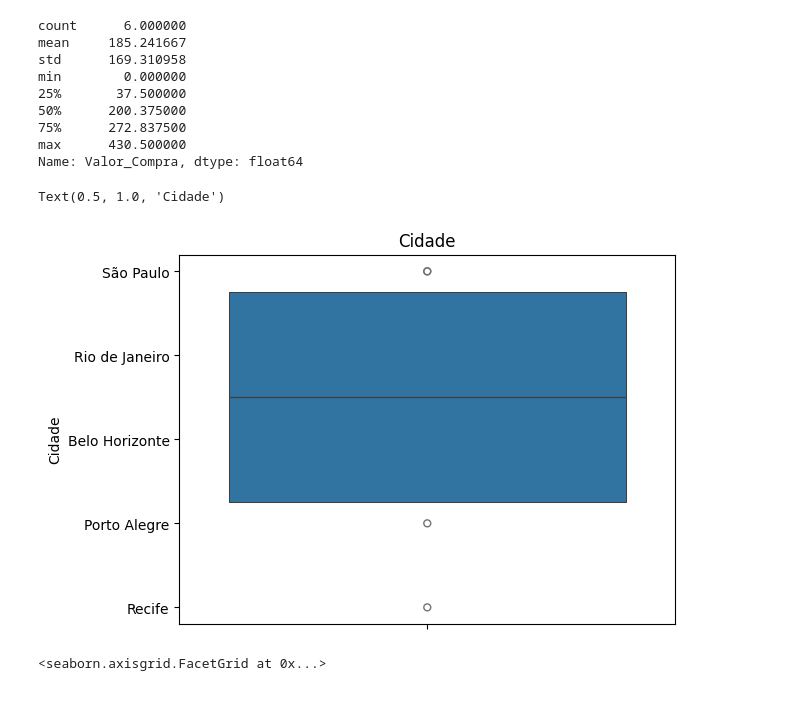
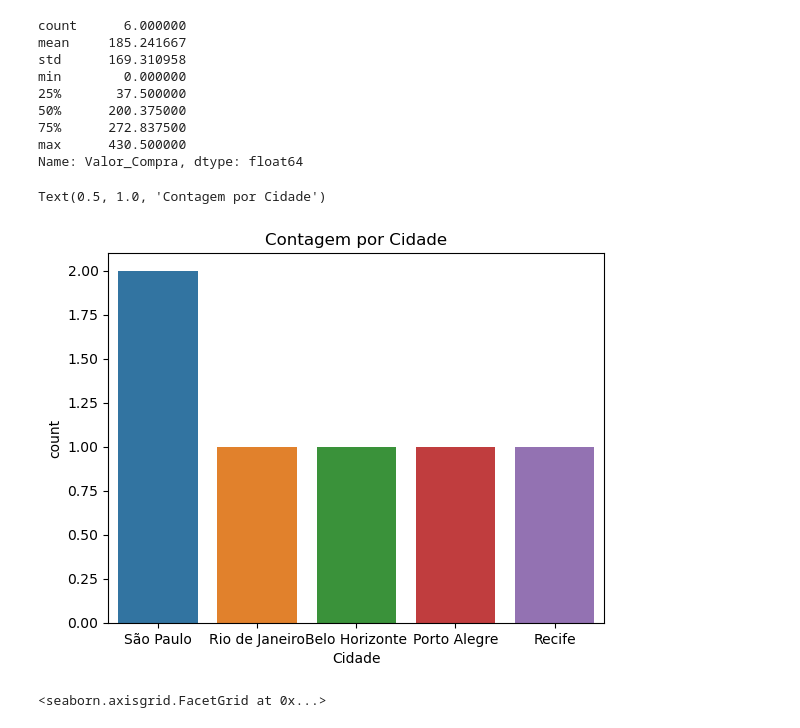
Before and after one commit to VitoriaN27/Python, a Jupyter notebook: limpezadedados.ipynb, the cells around one changed output. Drawn from its saved outputs; the diff is of its cells as text; code cells hidden in the pictures; blank space fills up the shorter version.

```diff
--- a/limpezadedados.ipynb
+++ b/limpezadedados.ipynb
@@ -71,10 +71,10 @@ min        0.000000
 max      430.500000
 Name: Valor_Compra, dtype: float64
 # %%
-srn.boxenplot(dataset['Cidade']).set_title('Cidade')
+srn.countplot(x='Cidade', data=dataset).set_title('Contagem por Cidade')
 # %% [output]
-Text(0.5, 1.0, 'Cidade')
+Text(0.5, 1.0, 'Contagem por Cidade')
-[figure, old version]
+[figure, new version]
 # %%
 srn.displot(dataset['Cidade']).set_titles('Cidade')
 # %% [output]
```
Also changed, not shown: parts of 4 cells of this notebook.
